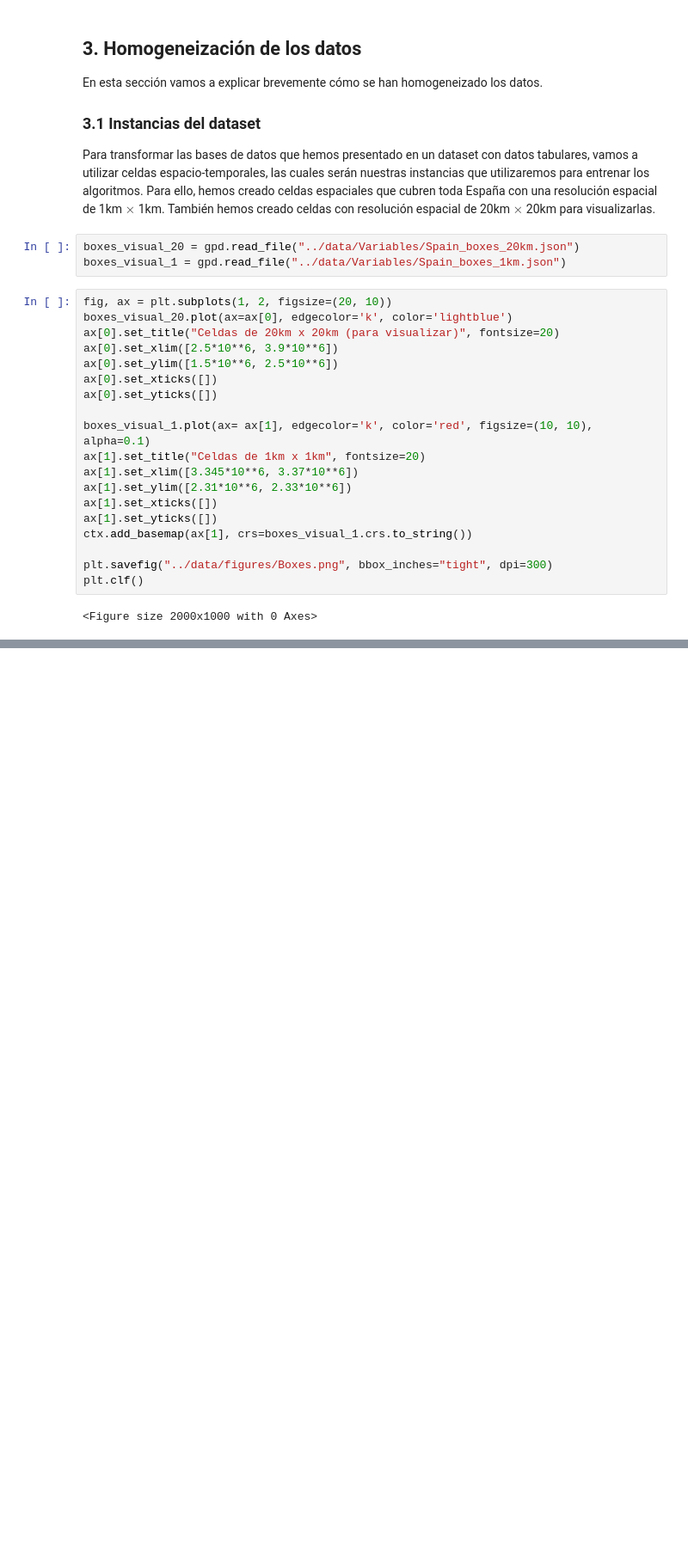
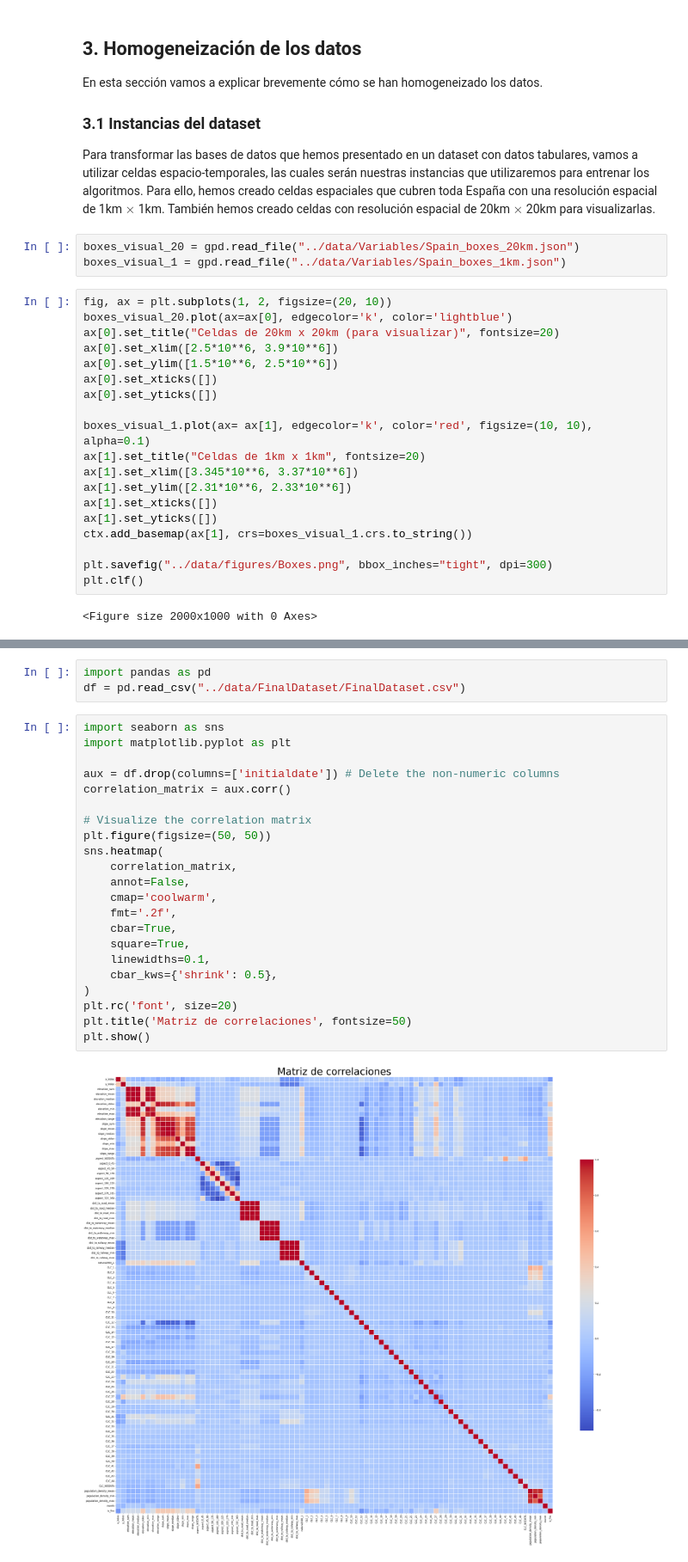
Before and after one commit to JulenErcibengoa/Aprendizaje_Automatico_Avanzado, a Jupyter notebook: src/main.ipynb, the cells around one changed output, grey strips where cells are left out. Shown at 86% size. Saved outputs shown, nothing was run; the diff lists cells and outputs as text; blank space fills up the shorter version.

Commit message:
Finish generating the dataset and visualizing the data

```diff
--- a/src/main.ipynb
+++ b/src/main.ipynb
@@ -554,0 +642,27 @@ KeyboardInterrupt:
+# %%
+import pandas as pd
+df = pd.read_csv("../data/FinalDataset/FinalDataset.csv")
+# %%
+import seaborn as sns
+import matplotlib.pyplot as plt
+
+aux = df.drop(columns=['initialdate']) # Delete the non-numeric columns
+correlation_matrix = aux.corr()
+
+# Visualize the correlation matrix
+plt.figure(figsize=(50, 50))
+sns.heatmap(
+    correlation_matrix,
+    annot=False,
+    cmap='coolwarm',
+    fmt='.2f',
+    cbar=True,
+    square=True,
+    linewidths=0.1,
+    cbar_kws={'shrink': 0.5},
+)
+plt.rc('font', size=20)
+plt.title('Matriz de correlaciones', fontsize=50)
+plt.show()
+# %% [output]
+[figure, added]
```
Also changed, not shown: parts of 29 cells of this notebook, 6 other files.
